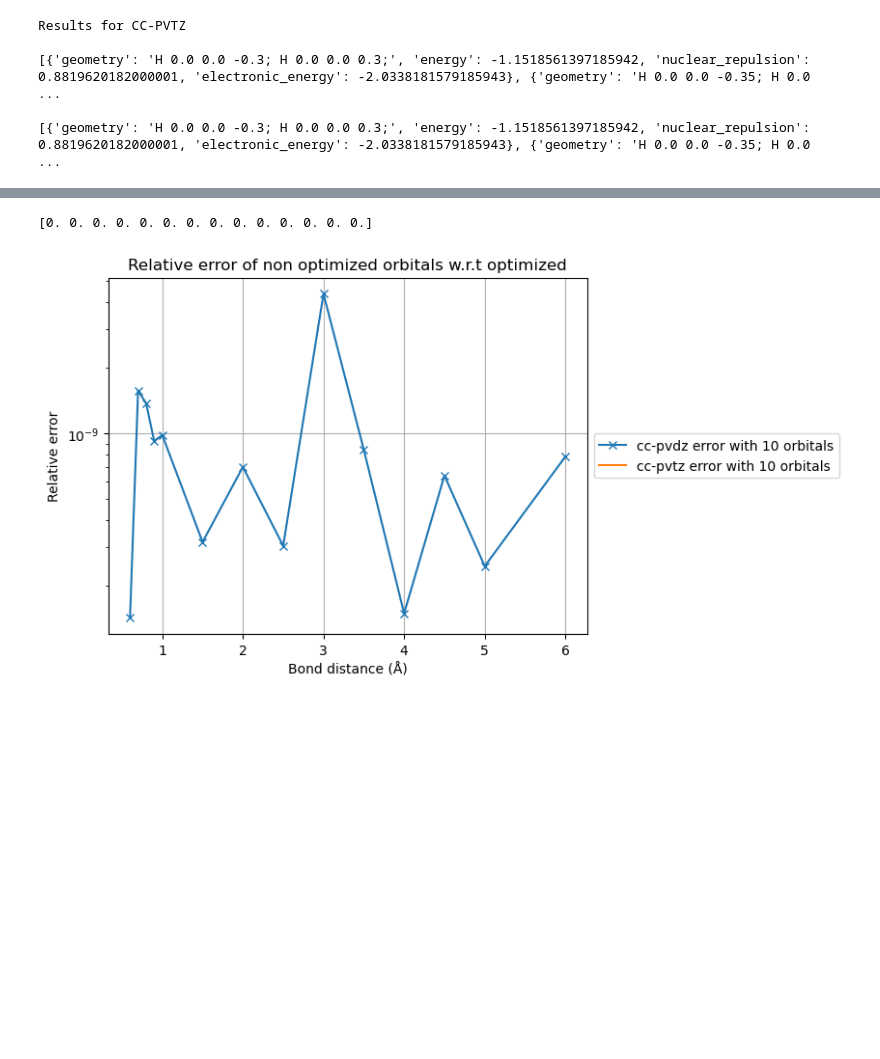
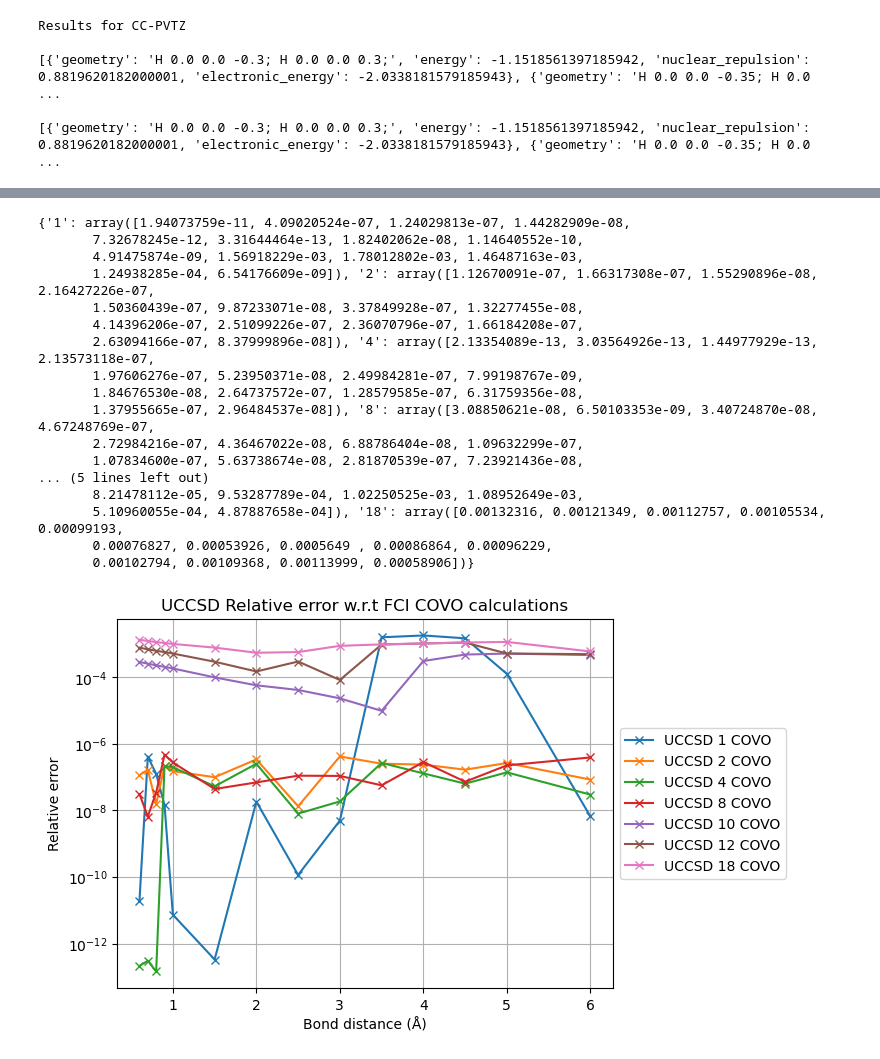
Before and after one commit to MQSdk/Qiskit-NWChem-Driver, a Jupyter notebook: notebooks/slow_nwchem_H2.ipynb, the cells around one changed output, grey strips where cells are left out. Cells and saved outputs as stored; diff of their text form; code cells hidden in the pictures; blank space fills up the shorter version.

```diff
--- a/notebooks/slow_nwchem_H2.ipynb
+++ b/notebooks/slow_nwchem_H2.ipynb
@@ -344,16 +348,15 @@ NameError: name 'data_covos' is not defined
 # %%
-for covo in data_covos:
-    plt.plot(data_covos[covo][0], data_covos[covo][1], 'o-', label=f'FCI {covo} COVO')
-plt.plot(data_covos[covo][0],energies_true_pvdz_H2, 'x-', label='oo-cc-pvdz with 10 orbitals')
-plt.plot(data_covos[covo][0],energies_false_pvdz_H2, label='cc-pvdz with 10 orbitals')
-plt.plot(data_covos[covo][0],energies_true_pvtz_H2, 'x-',label='oo-cc-pvtz with 10 orbitals')
-plt.plot(data_covos[covo][0],energies_false_pvtz_H2, label='cc-pvtz with 10 orbitals')
-plt.legend(loc=1)
+for covo in energies_covo_H2:
+    #plt.plot(energies_covo_H2[covo][0], energies_covo_H2[covo][1], 'x-', label=f'UCCSD {covo} COVO')
+    plt.plot(energies_covo_H2[covo][0], energies_covo_H2[covo][2], label=f'FCI {covo} COVO')
+plt.plot(energies_covo_H2[covo][0],energies_uccsd_pvdz_H2, 'o-', label='UCCSD cc-pvdz with 10 orbitals')
+plt.plot(energies_covo_H2[covo][0],energies_fci_pvdz_H2,  label='FCI cc-pvdz with 10 orbitals')
+plt.legend(loc=2)
 plt.xlabel('Bond distance (Å)')
 plt.ylabel('Energy (Hartree)')
-plt.title('Energy w.r.t bond distance')
-#plt.ylim([-1.1,-0.978])
-plt.xlim([0.4,1.2])
-plt.savefig('H2_COVO_.png')
+plt.title('H2 Energy w.r.t bond distance')
+plt.ylim([-1.005,-0.98])
+plt.xlim([3.5,6.0])
+plt.savefig('H2_COVO__.png')
 plt.show()
 # %% [output]
@@ -406,23 +406,39 @@ plt.show()
 # %%
-#how is the error of the non-optimized ccpvdz and ccpvtz
+error_covos = {}
 
-energies_true_pvdz_H2 = np.array(energies_true_pvdz_H2)
-energies_false_pvdz_H2 = np.array(energies_false_pvdz_H2)
-energies_true_pvtz_H2 = np.array(energies_true_pvtz_H2)
-energies_false_pvtz_H2 = np.array(energies_false_pvtz_H2)
+for covo in energies_covo_H2:
 
-error_oo_ccpvdz = np.abs(energies_true_pvdz_H2 - energies_false_pvdz_H2)/np.abs(energies_true_pvdz_H2)
-error_oo_ccpvtz = np.abs(energies_true_pvtz_H2 - energies_false_pvtz_H2)/np.abs(energies_true_pvtz_H2)
+    energy_covo_uccsd = np.array(energies_covo_H2[covo][1])
+    energy_covo_fci = np.array(energies_covo_H2[covo][2])
 
-plt.semilogy(data_covos[covo][0], error_oo_ccpvdz, 'x-', label = 'cc-pvdz error with 10 orbitals')
-plt.semilogy(data_covos[covo][0], error_oo_ccpvtz, label='cc-pvtz error with 10 orbitals')
+    error_covos[covo] = np.abs(energy_covo_uccsd - energy_covo_fci)/np.abs(energy_covo_fci)
+
+print(error_covos)
+for covo in energies_covo_H2:
+    plt.semilogy(energies_covo_H2[covo][0], error_covos[covo], 'x-', label = f'UCCSD {covo} COVO')
 plt.legend(loc='center left', bbox_to_anchor=(1, 0.5))
 plt.grid(True)
 plt.xlabel('Bond distance (Å)')
 plt.ylabel('Relative error')
-plt.title('Relative error of non optimized orbitals w.r.t optimized')
-plt.savefig('error_orbital.png')
+plt.title('UCCSD Relative error w.r.t FCI COVO calculations')
+plt.savefig('error_covo_uccsd.png')
 plt.show()
 # %% [output]
-[0. 0. 0. 0. 0. 0. 0. 0. 0. 0. 0. 0. 0. 0.]
+{'1': array([1.94073759e-11, 4.09020524e-07, 1.24029813e-07, 1.44282909e-08,
+       7.32678245e-12, 3.31644464e-13, 1.82402062e-08, 1.14640552e-10,
+       4.91475874e-09, 1.56918229e-03, 1.78012802e-03, 1.46487163e-03,
+       1.24938285e-04, 6.54176609e-09]), '2': array([1.12670091e-07, 1.66317308e-07, 1.55290896e-08, 2.16427226e-07,
+       1.50360439e-07, 9.87233071e-08, 3.37849928e-07, 1.32277455e-08,
+       4.14396206e-07, 2.51099226e-07, 2.36070796e-07, 1.66184208e-07,
+       2.63094166e-07, 8.37999896e-08]), '4': array([2.13354089e-13, 3.03564926e-13, 1.44977929e-13, 2.13573118e-07,
+       1.97606276e-07, 5.23950371e-08, 2.49984281e-07, 7.99198767e-09,
+       1.84676530e-08, 2.64737572e-07, 1.28579585e-07, 6.31759356e-08,
+       1.37955665e-07, 2.96484537e-08]), '8': array([3.08850621e-08, 6.50103353e-09, 3.40724870e-08, 4.67248769e-07,
+       2.72984216e-07, 4.36467022e-08, 6.88786404e-08, 1.09632299e-07,
+       1.07834600e-07, 5.63738674e-08, 2.81870539e-07, 7.23921436e-08,
+... (5 lines left out)
+       8.21478112e-05, 9.53287789e-04, 1.02250525e-03, 1.08952649e-03,
+       5.10960055e-04, 4.87887658e-04]), '18': array([0.00132316, 0.00121349, 0.00112757, 0.00105534, 0.00099193,
+       0.00076827, 0.00053926, 0.0005649 , 0.00086864, 0.00096229,
+       0.00102794, 0.00109368, 0.00113999, 0.00058906])}
-[figure, old version]
+[figure, new version]
```
Also changed, not shown: parts of 13 cells of this notebook, 16 other files.
